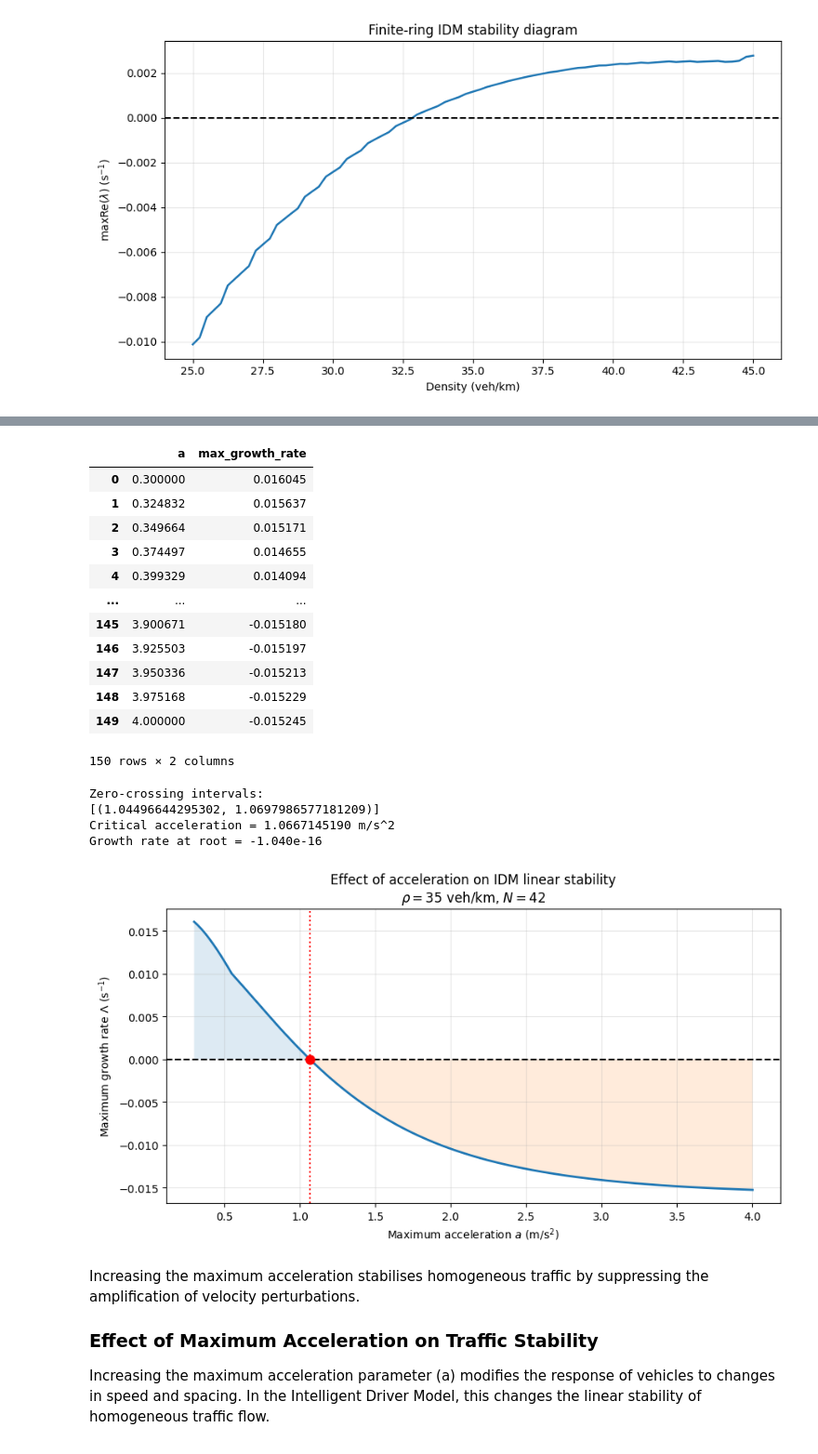
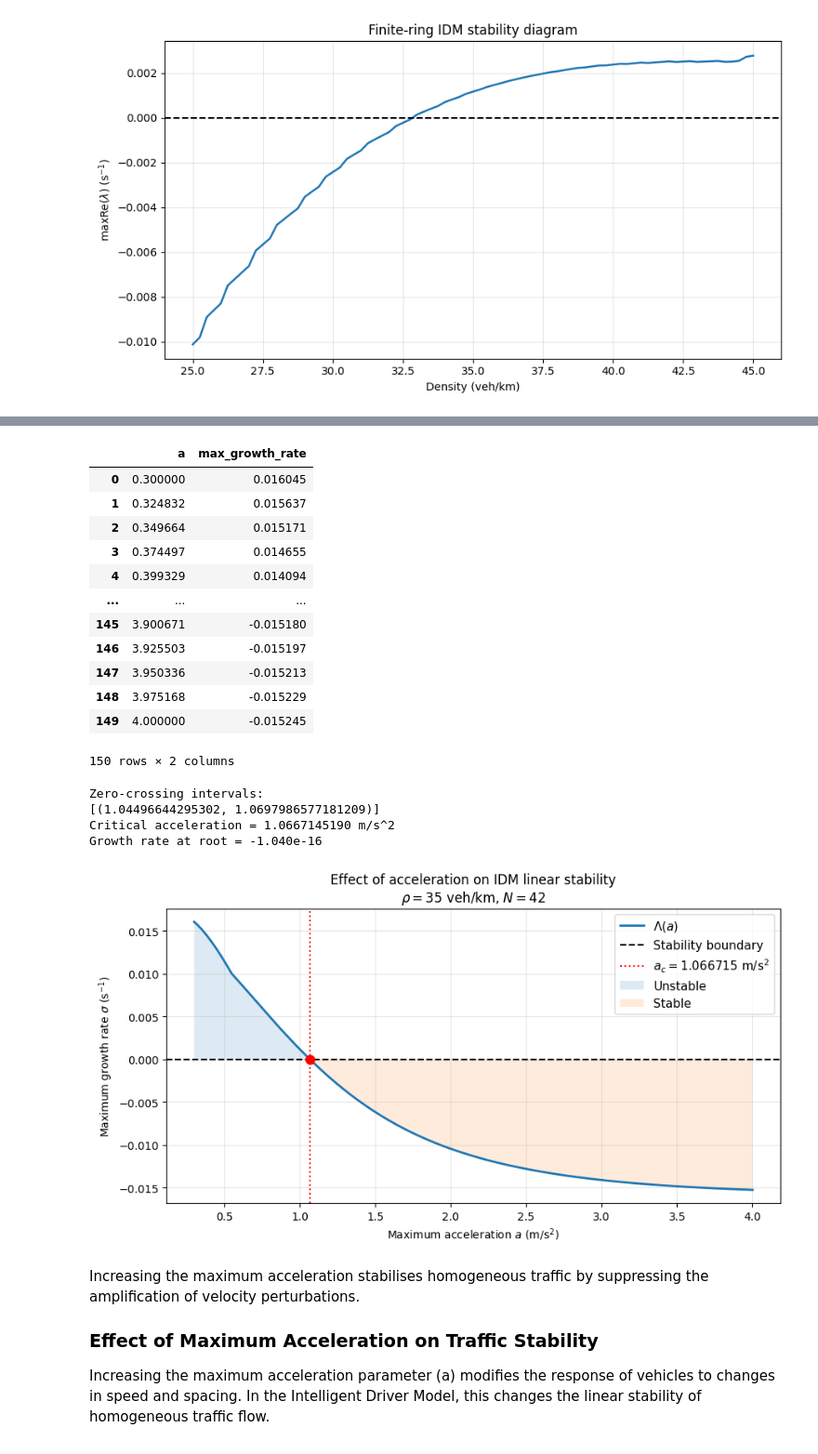
Before and after one commit to laozhongjie/agent-based-traffic-modeling, a Jupyter notebook: notebooks/e/IDM_ring_equilibrium_stability.ipynb, the cells around one changed output, grey strips where cells are left out. Shown at 93% size. Saved outputs shown, nothing was run; the diff lists cells and outputs as text; code cells hidden in the pictures.

```diff
--- a/notebooks/e/IDM_ring_equilibrium_stability.ipynb
+++ b/notebooks/e/IDM_ring_equilibrium_stability.ipynb
@@ -833,7 +839,7 @@ while not (
     PROJECT_ROOT = PROJECT_ROOT.parent
 
 
-FCD_DIR = PROJECT_ROOT / "data" / "raw" / "SUMO_ring_idm"
+FCD_DIR = PROJECT_ROOT / "data" / "processed" / "SUMO_ring_idm"
 
 OUTPUT_DIR = PROJECT_ROOT / "analysis" / "outputs" / "cluster_distribution"
 
@@ -878,6 +884,7 @@ OUTPUT_DIR.mkdir(parents=True, exist_ok=True)
 SEED = 501
 
 DENSITY_RUNS = {
+    25: 30,
     30: 36,
     35: 42,
     40: 48,
@@ -1210,37 +1218,38 @@ ax.fill_between(
 
 ax.set_xlabel(r"Maximum acceleration $a$ (m/s$^2$)")
 
-ax.set_ylabel(r"Maximum growth rate $\Lambda$ (s$^{-1}$)")
+ax.set_ylabel(r"Maximum growth rate $\sigma $ (s$^{-1}$)")
 
 ax.set_title(
     "Effect of acceleration on IDM linear stability\n"
     + rf"$\rho={density}$ veh/km, $N={n_vehicles}$"
 )
 
 
 ax.grid(alpha=0.3)
+ax.legend(loc="best", fontsize=11, frameon=True)
 
 plt.tight_layout()
 plt.show()
 # %% [output]
 |  | a | max_growth_rate |
 | 0 | 0.300000 | 0.016045 |
 | 1 | 0.324832 | 0.015637 |
 | 2 | 0.349664 | 0.015171 |
 | 3 | 0.374497 | 0.014655 |
 | 4 | 0.399329 | 0.014094 |
 | ... | ... | ... |
 | 145 | 3.900671 | -0.015180 |
 | 146 | 3.925503 | -0.015197 |
 | 147 | 3.950336 | -0.015213 |
 | 148 | 3.975168 | -0.015229 |
 | 149 | 4.000000 | -0.015245 |
 150 rows × 2 columns
 Zero-crossing intervals:
 [(1.04496644295302, 1.0697986577181209)]
 Critical acceleration = 1.0667145190 m/s^2
 Growth rate at root = -1.040e-16
-[figure, old version]
+[figure, new version]
 # %% [markdown]
 Increasing the maximum acceleration stabilises homogeneous traffic by suppressing the amplification of velocity perturbations.
 
```
Also changed, not shown: parts of 6 cells of this notebook.
